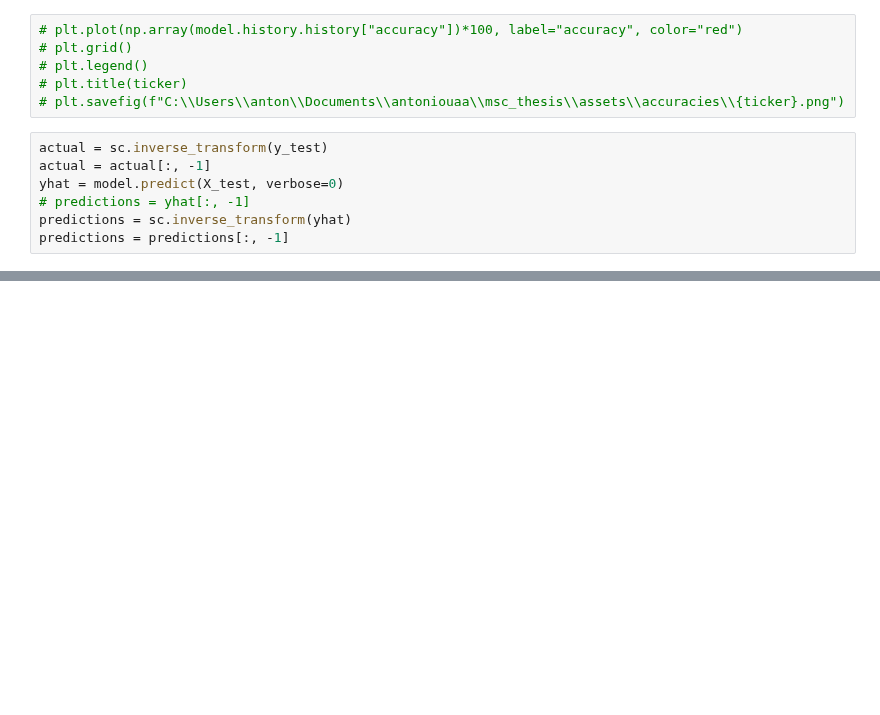
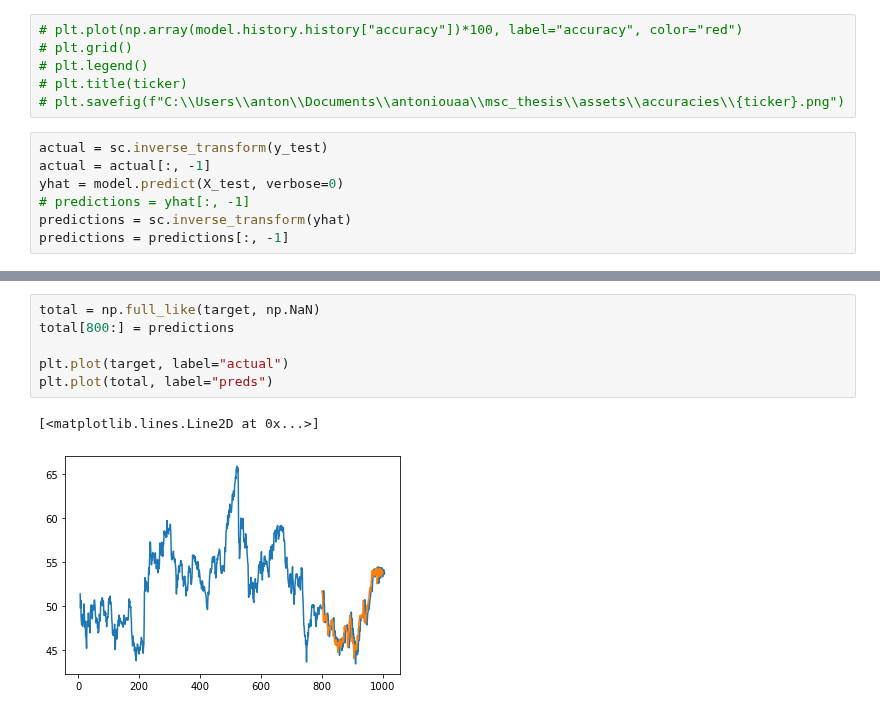
Before and after one commit to antoniouaa/msc_thesis, a Jupyter notebook: src/lstm/lstm.ipynb, the cells around one changed output, grey strips where cells are left out. Drawn from its saved outputs; the diff is of its cells as text; blank space fills up the shorter version.

```diff
--- a/src/lstm/lstm.ipynb
+++ b/src/lstm/lstm.ipynb
@@ -165,0 +168,9 @@ plt.grid(); #plt.legend()
+# %%
+total = np.full_like(target, np.NaN)
+total[800:] = predictions
+
+plt.plot(target, label="actual")
+plt.plot(total, label="preds")
+# %% [output]
+[<matplotlib.lines.Line2D at 0x...>]
+[figure, added]
```
Also changed, not shown: parts of 9 cells of this notebook, 11 other files.
